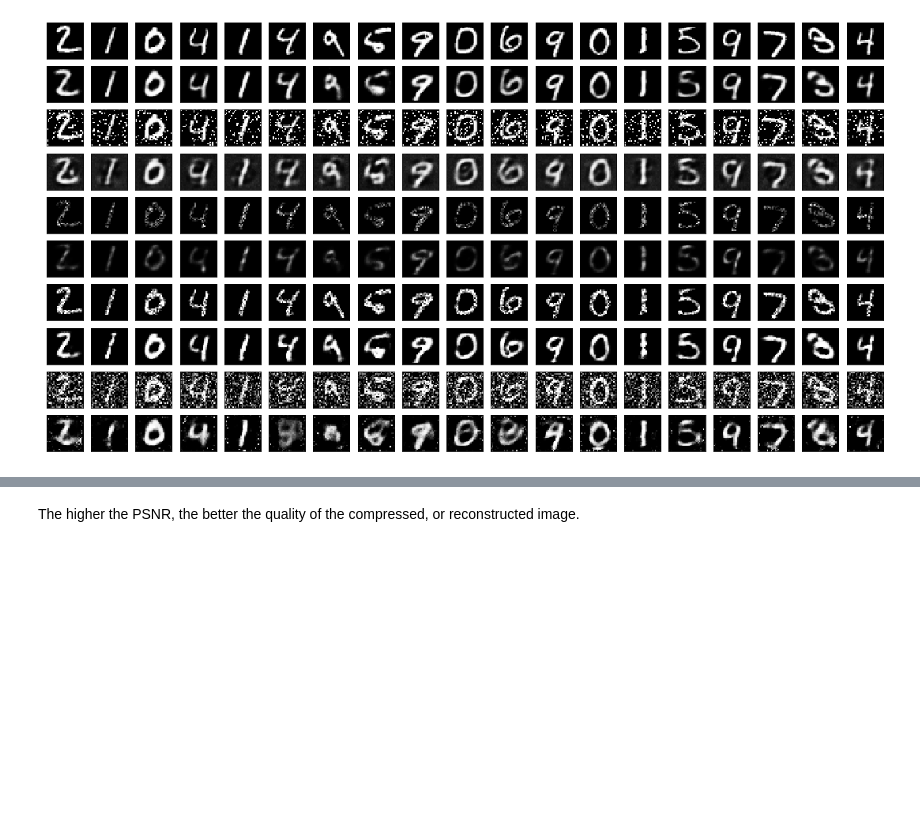
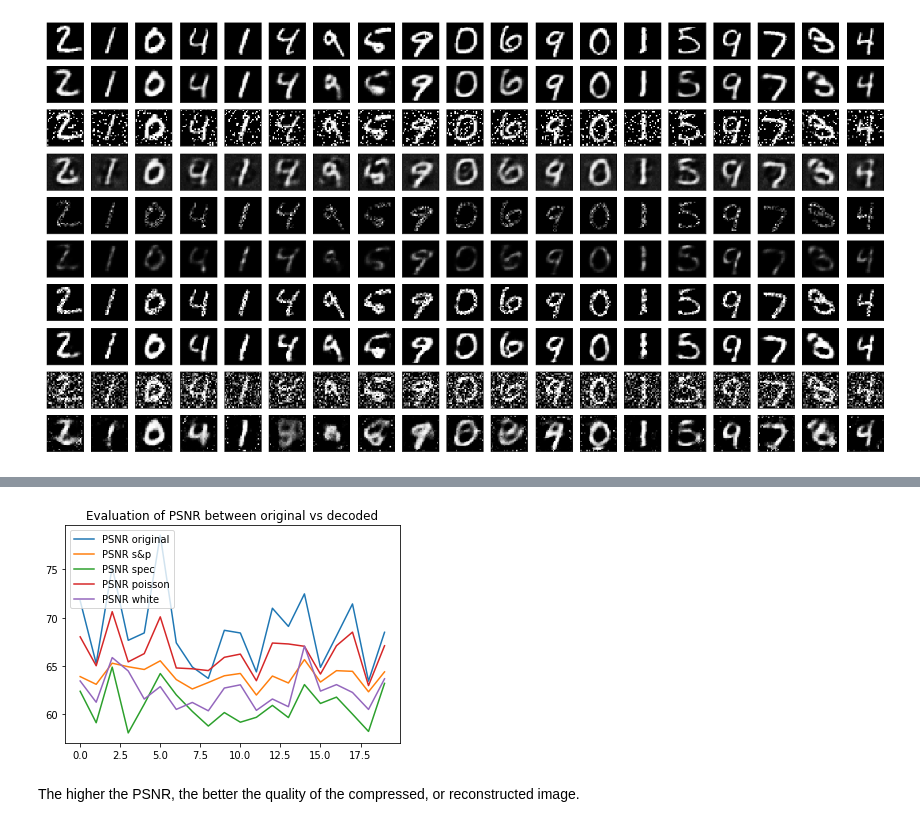
Before and after one commit to ecsquare/Deep-Compression-with-autoencoder, a Jupyter notebook: Compression_with_autoencoder.ipynb, the cells around one changed output, grey strips where cells are left out. Drawn from its saved outputs; the diff is of its cells as text; code cells hidden in the pictures; blank space fills up the shorter version.

```diff
--- a/Compression_with_autoencoder.ipynb
+++ b/Compression_with_autoencoder.ipynb
@@ -682,3 +683,15 @@ plt.show()
+# %%
+plt.plot(d1)
+plt.plot(d22)
+plt.plot(d33)
+plt.plot(d44)
+plt.plot(d55)
+plt.title('Evaluation of PSNR between original vs decoded')
+
+plt.legend(['PSNR original', 'PSNR s&p','PSNR spec','PSNR poisson','PSNR white'], loc='upper left')
+plt.show()
+# %% [output]
+[figure, added]
 # %% [markdown]
 The higher the PSNR, the better the quality of the compressed, or reconstructed image.
 # %%
```
Also changed, not shown: parts of 3 cells of this notebook.
